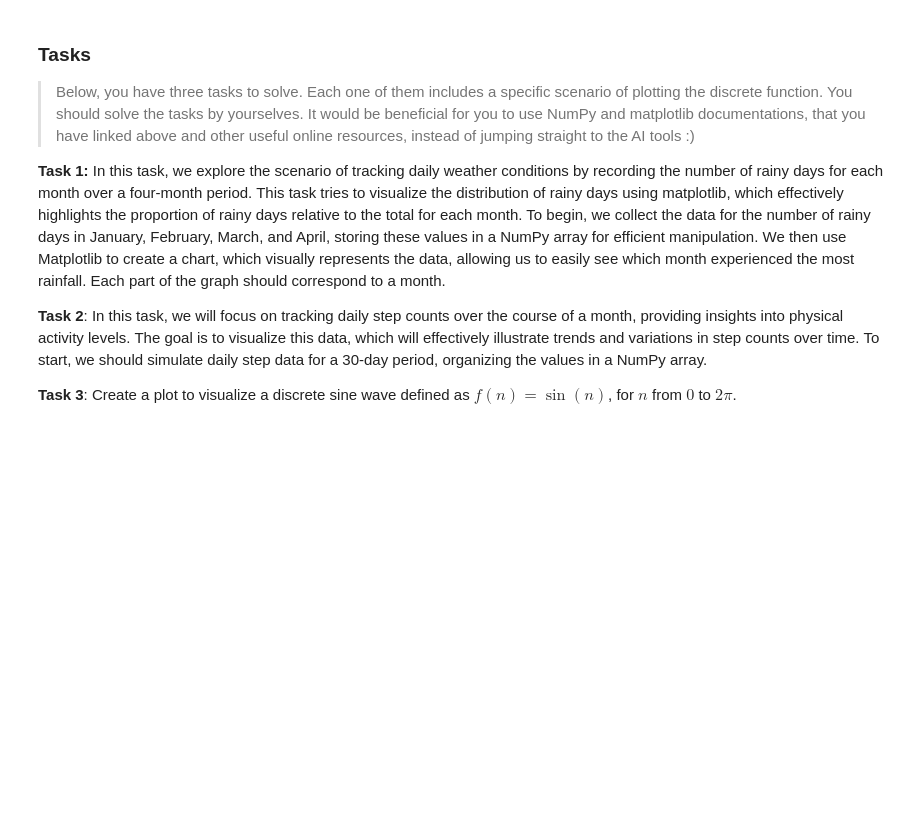
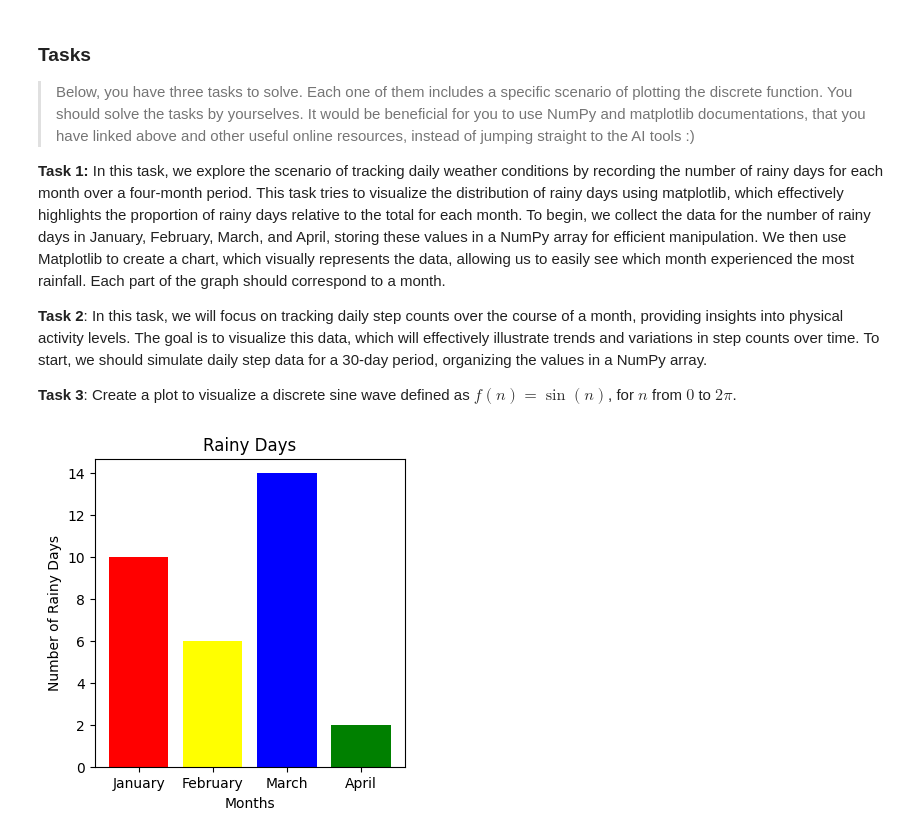
Before and after one commit to FarisKarkelja/Discrete-Mathematics, a Jupyter notebook: diskretna.ipynb, the cells around one changed output. Saved outputs shown, nothing was run; the diff lists cells and outputs as text; code cells hidden in the pictures; blank space fills up the shorter version.

```diff
--- a/diskretna.ipynb
+++ b/diskretna.ipynb
@@ -10,3 +10,22 @@
 
 **Task 3**: Create a plot to visualize a discrete sine wave defined as
 $ f(n) = \sin(n) $,  for $ n $ from $ 0 $ to $ 2π $.
+# %%
+#Task 1
+
+import numpy as np
+import matplotlib.pyplot as plt
+
+rainy_days = np.array([10,6,14,2])
+months = ["January","February","March","April"]
+
+plt.figure(figsize=(4, 4))
+plt.bar(months, rainy_days, color=['red', 'yellow', 'blue', 'green'])
+
+plt.title('Rainy Days')
+plt.xlabel('Months')
+plt.ylabel('Number of Rainy Days')
+
+plt.show()
+# %% [output]
+[figure, added]
```
Also changed, not shown: parts of 2 cells of this notebook.
